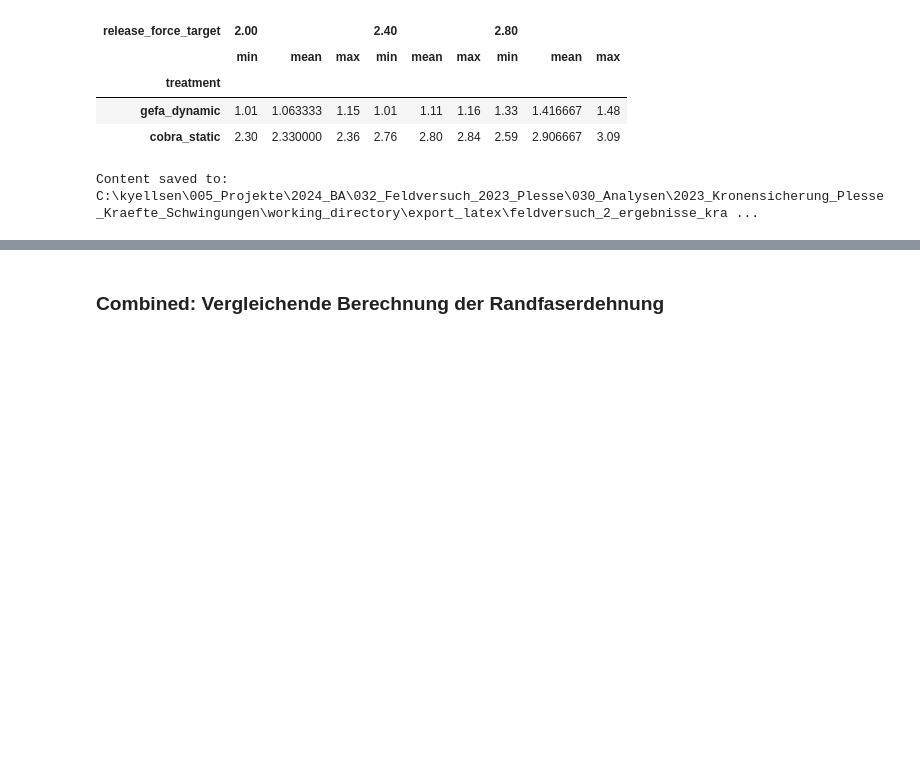
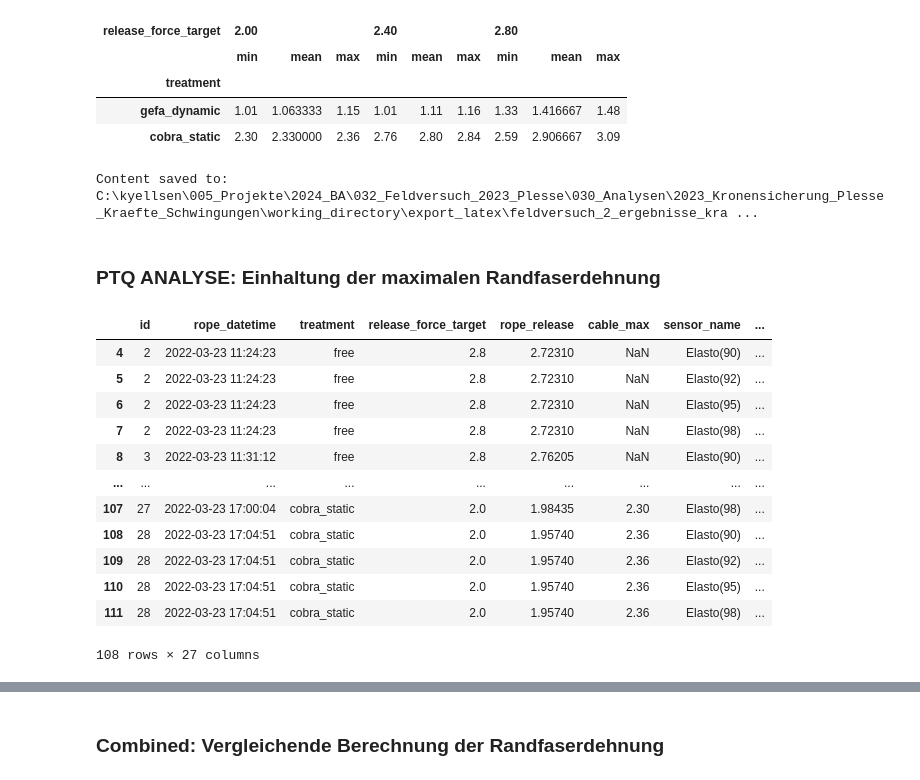
Before and after one commit to kyellsen/2023_Kronensicherung_Plesse_Kraefte_Schwingungen, a Jupyter notebook: 2023_Kronensicherung_Plesse_005_Combined_Analyse.ipynb, the cells around one changed output, grey strips where cells are left out. Saved outputs shown, nothing was run; the diff lists cells and outputs as text; code cells hidden in the pictures; blank space fills up the shorter version.

```diff
--- a/2023_Kronensicherung_Plesse_005_Combined_Analyse.ipynb
+++ b/2023_Kronensicherung_Plesse_005_Combined_Analyse.ipynb
@@ -269,3 +269,21 @@ save_latex_table(latex_string, caption, latex_export_directory, caption_long)
 
 # Ergebnis anzeigen
 expanded_df
+# %% [markdown]
+### PTQ ANALYSE: Einhaltung der maximalen Randfaserdehnung
+# %%
+df
+# %% [output]
+|  | id | rope_datetime | treatment | release_force_target | rope_release | cable_max | sensor_name | ... |
+| 4 | 2 | 2022-03-23 11:24:23 | free | 2.8 | 2.72310 | NaN | Elasto(90) | ... |
+| 5 | 2 | 2022-03-23 11:24:23 | free | 2.8 | 2.72310 | NaN | Elasto(92) | ... |
+| 6 | 2 | 2022-03-23 11:24:23 | free | 2.8 | 2.72310 | NaN | Elasto(95) | ... |
+| 7 | 2 | 2022-03-23 11:24:23 | free | 2.8 | 2.72310 | NaN | Elasto(98) | ... |
+| 8 | 3 | 2022-03-23 11:31:12 | free | 2.8 | 2.76205 | NaN | Elasto(90) | ... |
+| ... | ... | ... | ... | ... | ... | ... | ... | ... |
+| 107 | 27 | 2022-03-23 17:00:04 | cobra_static | 2.0 | 1.98435 | 2.30 | Elasto(98) | ... |
+| 108 | 28 | 2022-03-23 17:04:51 | cobra_static | 2.0 | 1.95740 | 2.36 | Elasto(90) | ... |
+| 109 | 28 | 2022-03-23 17:04:51 | cobra_static | 2.0 | 1.95740 | 2.36 | Elasto(92) | ... |
+| 110 | 28 | 2022-03-23 17:04:51 | cobra_static | 2.0 | 1.95740 | 2.36 | Elasto(95) | ... |
+| 111 | 28 | 2022-03-23 17:04:51 | cobra_static | 2.0 | 1.95740 | 2.36 | Elasto(98) | ... |
+108 rows × 27 columns
```
Also changed, not shown: parts of 4 cells of this notebook, 1 other file.
